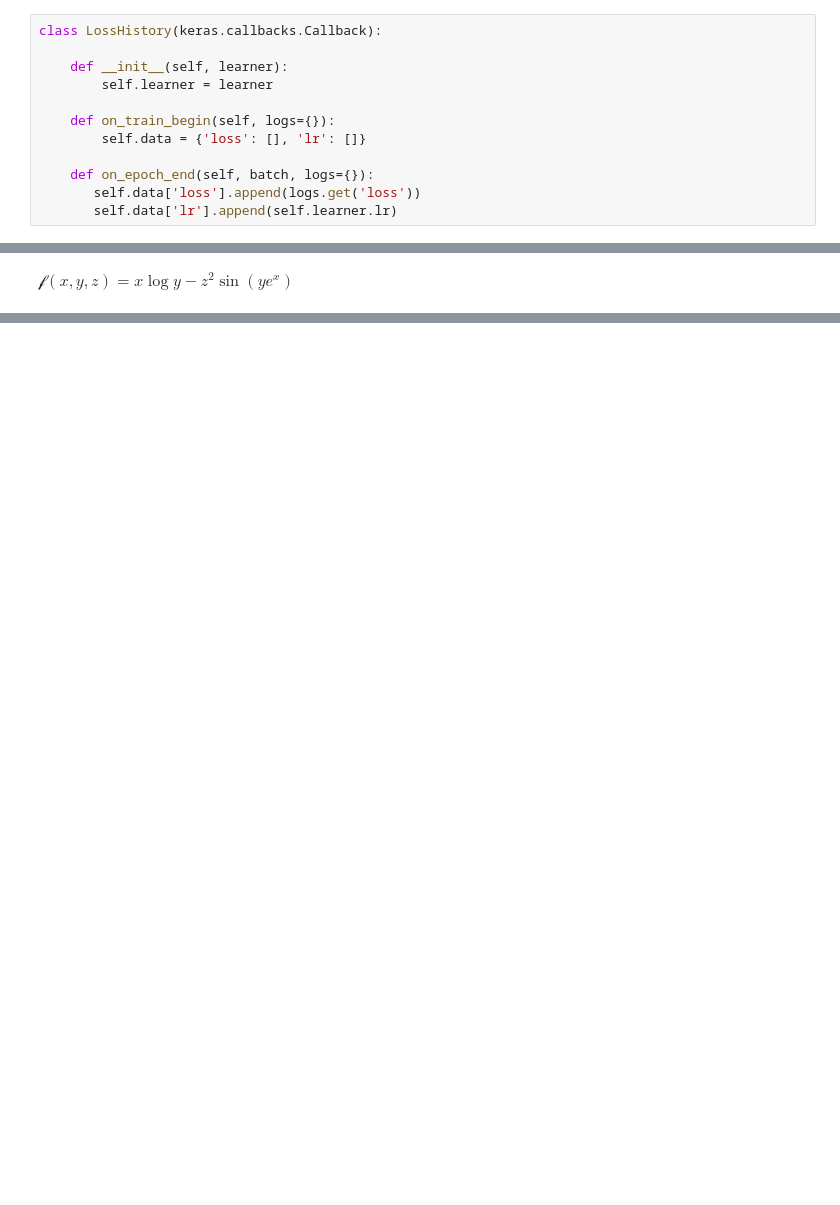
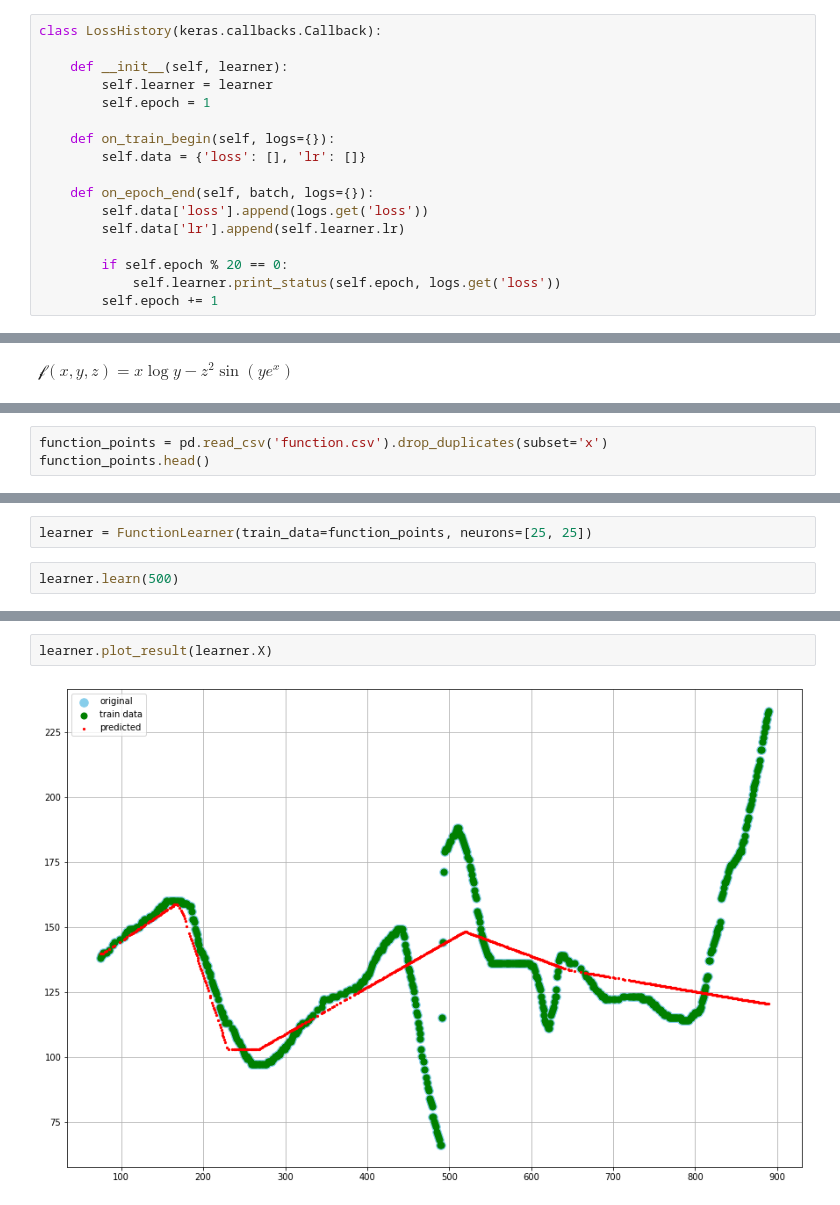
Before and after one commit to ahmadsalimi/AiProjects, a Jupyter notebook: 4. MlpNeuralNetworks/FunctionPrediction.ipynb, the cells around one changed output, grey strips where cells are left out. Cells and saved outputs as stored; diff of their text form; blank space fills up the shorter version.

```diff
--- a/4. MlpNeuralNetworks/FunctionPrediction.ipynb
+++ b/4. MlpNeuralNetworks/FunctionPrediction.ipynb
@@ -19,13 +20,18 @@ class LossHistory(keras.callbacks.Callback):
 
     def __init__(self, learner):
         self.learner = learner
+        self.epoch = 1
 
     def on_train_begin(self, logs={}):
         self.data = {'loss': [], 'lr': []}
 
     def on_epoch_end(self, batch, logs={}):
-       self.data['loss'].append(logs.get('loss'))
-       self.data['lr'].append(self.learner.lr)
+        self.data['loss'].append(logs.get('loss'))
+        self.data['lr'].append(self.learner.lr)
+
+        if self.epoch % 20 == 0:
+            self.learner.print_status(self.epoch, logs.get('loss'))
+        self.epoch += 1
 # %%
 class FunctionLearner:
 
@@ -265,0 +302,3 @@ learner.error(np.random.uniform((-7, 0, -7), (7, 17, 7), (10000, 3)))
+# %%
+function_points = pd.read_csv('function.csv').drop_duplicates(subset='x')
+function_points.head()
@@ -265,0 +316,4 @@ learner.error(np.random.uniform((-7, 0, -7), (7, 17, 7), (10000, 3)))
+# %%
+learner = FunctionLearner(train_data=function_points, neurons=[25, 25])
+# %%
+learner.learn(500)
@@ -265,0 +322,4 @@ learner.error(np.random.uniform((-7, 0, -7), (7, 17, 7), (10000, 3)))
+# %%
+learner.plot_result(learner.X)
+# %% [output]
+[figure, added]
```
Also changed, not shown: parts of 38 cells of this notebook.
